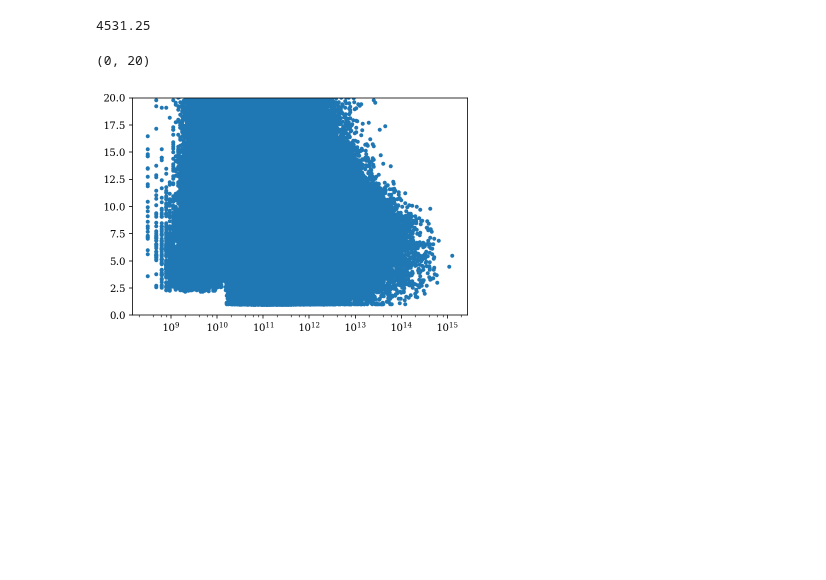
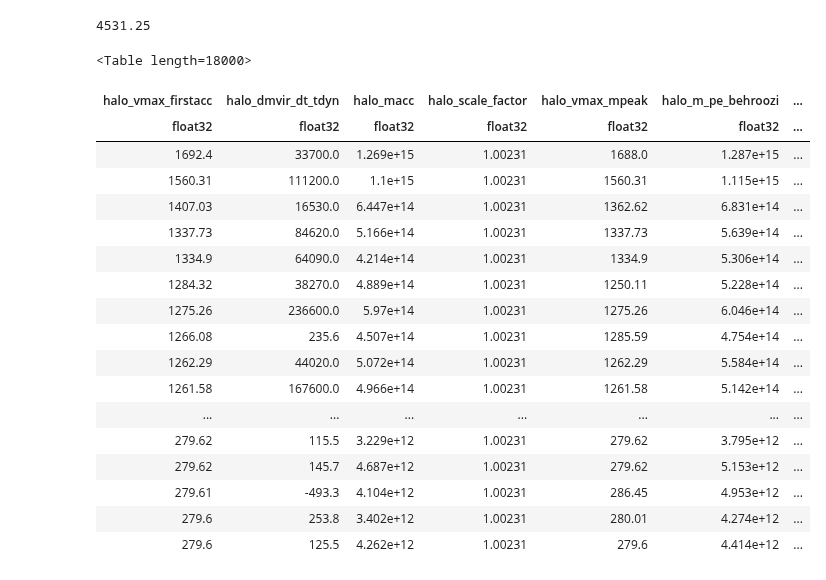
Before and after one commit to KuanWang-Astro/Fisher-paper-version, a Jupyter notebook: Brighter_test.ipynb, the cells around one changed output. Drawn from its saved outputs; the diff is of its cells as text; code cells hidden in the pictures; blank space fills up the shorter version.

```diff
--- a/Brighter_test.ipynb
+++ b/Brighter_test.ipynb
@@ -54,10 +54,25 @@ model.mock.galaxy_table
 0.29/1000*250**3
 # %% [output]
 4531.25
-# %%
-plt.plot(halocat.halo_table['halo_mvir'],halocat.halo_table['halo_nfw_conc'],'.')
-plt.semilogx()
-plt.ylim(0,20)
-# %% [output]
-(0, 20)
-[figure, removed]
+# %%
+halocat.halo_table[np.argsort(-halocat.halo_table['halo_vmax'])[:18000]]
+# %% [output]
+<Table length=18000>
+| halo_vmax_firstacc | halo_dmvir_dt_tdyn | halo_macc | halo_scale_factor | halo_vmax_mpeak | halo_m_pe_behroozi | ... |
+| float32 | float32 | float32 | float32 | float32 | float32 | ... |
+| 1692.4 | 33700.0 | 1.269e+15 | 1.00231 | 1688.0 | 1.287e+15 | ... |
+| 1560.31 | 111200.0 | 1.1e+15 | 1.00231 | 1560.31 | 1.115e+15 | ... |
+| 1407.03 | 16530.0 | 6.447e+14 | 1.00231 | 1362.62 | 6.831e+14 | ... |
+| 1337.73 | 84620.0 | 5.166e+14 | 1.00231 | 1337.73 | 5.639e+14 | ... |
+| 1334.9 | 64090.0 | 4.214e+14 | 1.00231 | 1334.9 | 5.306e+14 | ... |
+| 1284.32 | 38270.0 | 4.889e+14 | 1.00231 | 1250.11 | 5.228e+14 | ... |
+| 1275.26 | 236600.0 | 5.97e+14 | 1.00231 | 1275.26 | 6.046e+14 | ... |
+| 1266.08 | 235.6 | 4.507e+14 | 1.00231 | 1285.59 | 4.754e+14 | ... |
+| 1262.29 | 44020.0 | 5.072e+14 | 1.00231 | 1262.29 | 5.584e+14 | ... |
+| 1261.58 | 167600.0 | 4.966e+14 | 1.00231 | 1261.58 | 5.142e+14 | ... |
+| ... | ... | ... | ... | ... | ... | ... |
+| 279.62 | 115.5 | 3.229e+12 | 1.00231 | 279.62 | 3.795e+12 | ... |
+| 279.62 | 145.7 | 4.687e+12 | 1.00231 | 279.62 | 5.153e+12 | ... |
+| 279.61 | -493.3 | 4.104e+12 | 1.00231 | 286.45 | 4.953e+12 | ... |
+| 279.6 | 253.8 | 3.402e+12 | 1.00231 | 280.01 | 4.274e+12 | ... |
+| 279.6 | 125.5 | 4.262e+12 | 1.00231 | 279.6 | 4.414e+12 | ... |
```
Also changed, not shown: parts of 5 cells of this notebook, 2 other files.
